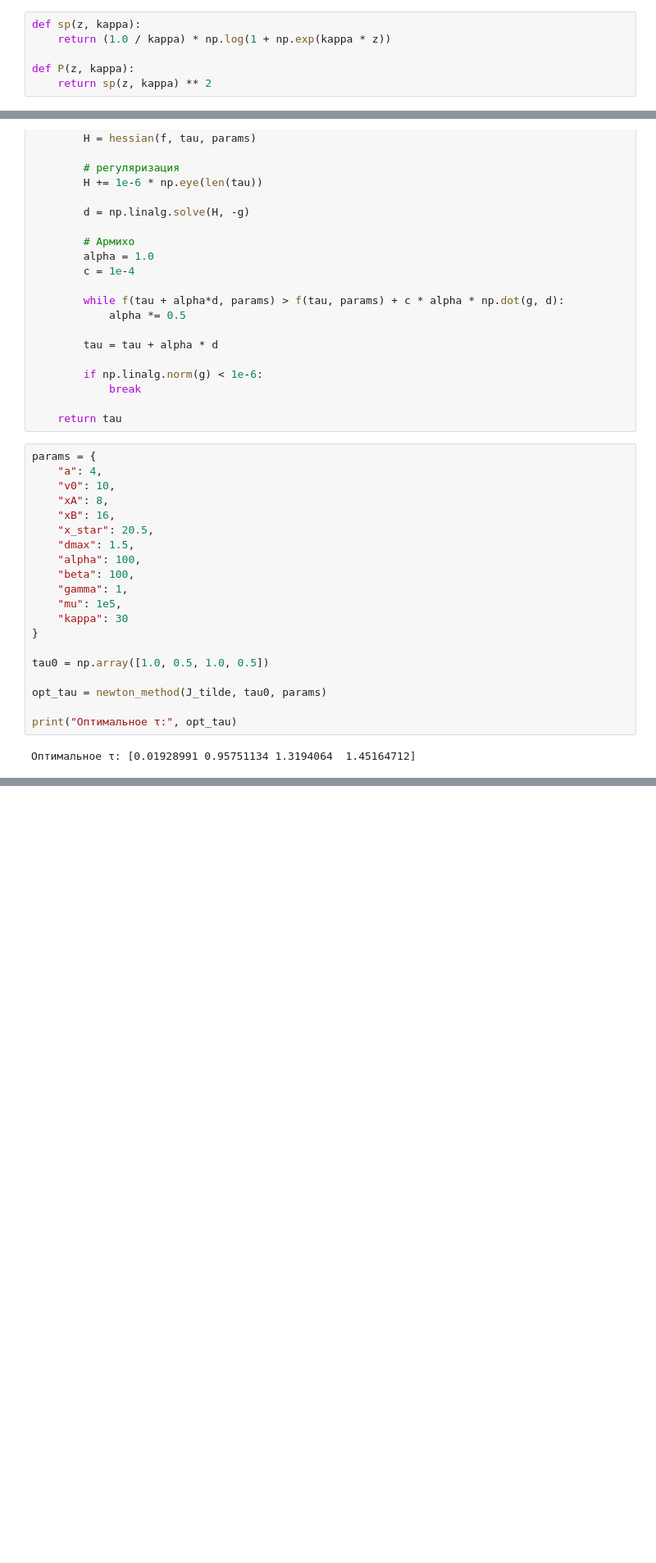
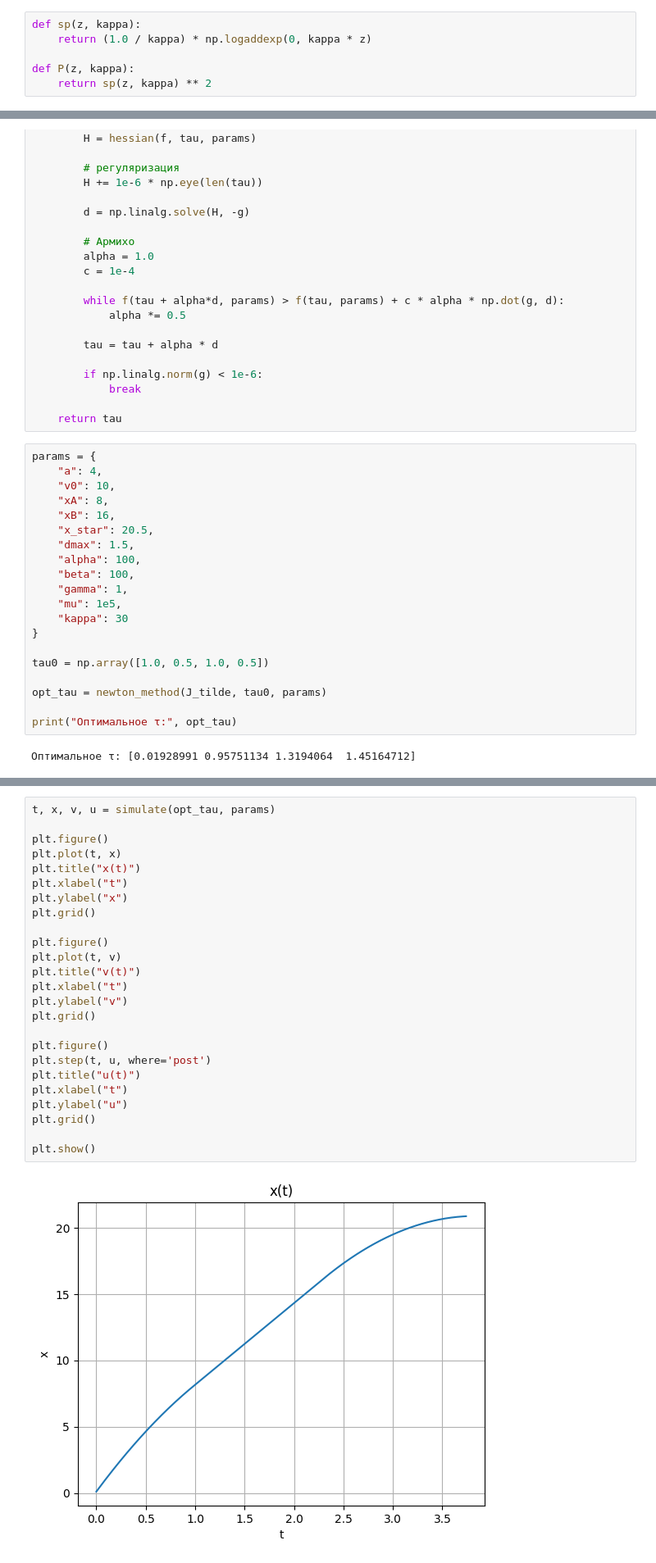
Before and after one commit to 806hbca/MetOp_LR2, a Jupyter notebook: LR2.ipynb, the cells around one changed output, grey strips where cells are left out. Shown at 82% size. Drawn from its saved outputs; the diff is of its cells as text; blank space fills up the shorter version.

```diff
--- a/LR2.ipynb
+++ b/LR2.ipynb
@@ -46,6 +51,6 @@ $$
 # %%
 def sp(z, kappa):
-    return (1.0 / kappa) * np.log(1 + np.exp(kappa * z))
+    return (1.0 / kappa) * np.logaddexp(0, kappa * z)
 
 def P(z, kappa):
     return sp(z, kappa) ** 2
@@ -170,0 +215,27 @@ print("Оптимальное τ:", opt_tau)
+# %%
+t, x, v, u = simulate(opt_tau, params)
+
+plt.figure()
+plt.plot(t, x)
+plt.title("x(t)")
+plt.xlabel("t")
+plt.ylabel("x")
+plt.grid()
+
+plt.figure()
+plt.plot(t, v)
+plt.title("v(t)")
+plt.xlabel("t")
+plt.ylabel("v")
+plt.grid()
+
+plt.figure()
+plt.step(t, u, where='post')
+plt.title("u(t)")
+plt.xlabel("t")
+plt.ylabel("u")
+plt.grid()
+
+plt.show()
+# %% [output]
+[figure, added]
```
Also changed, not shown: parts of 6 cells of this notebook.
